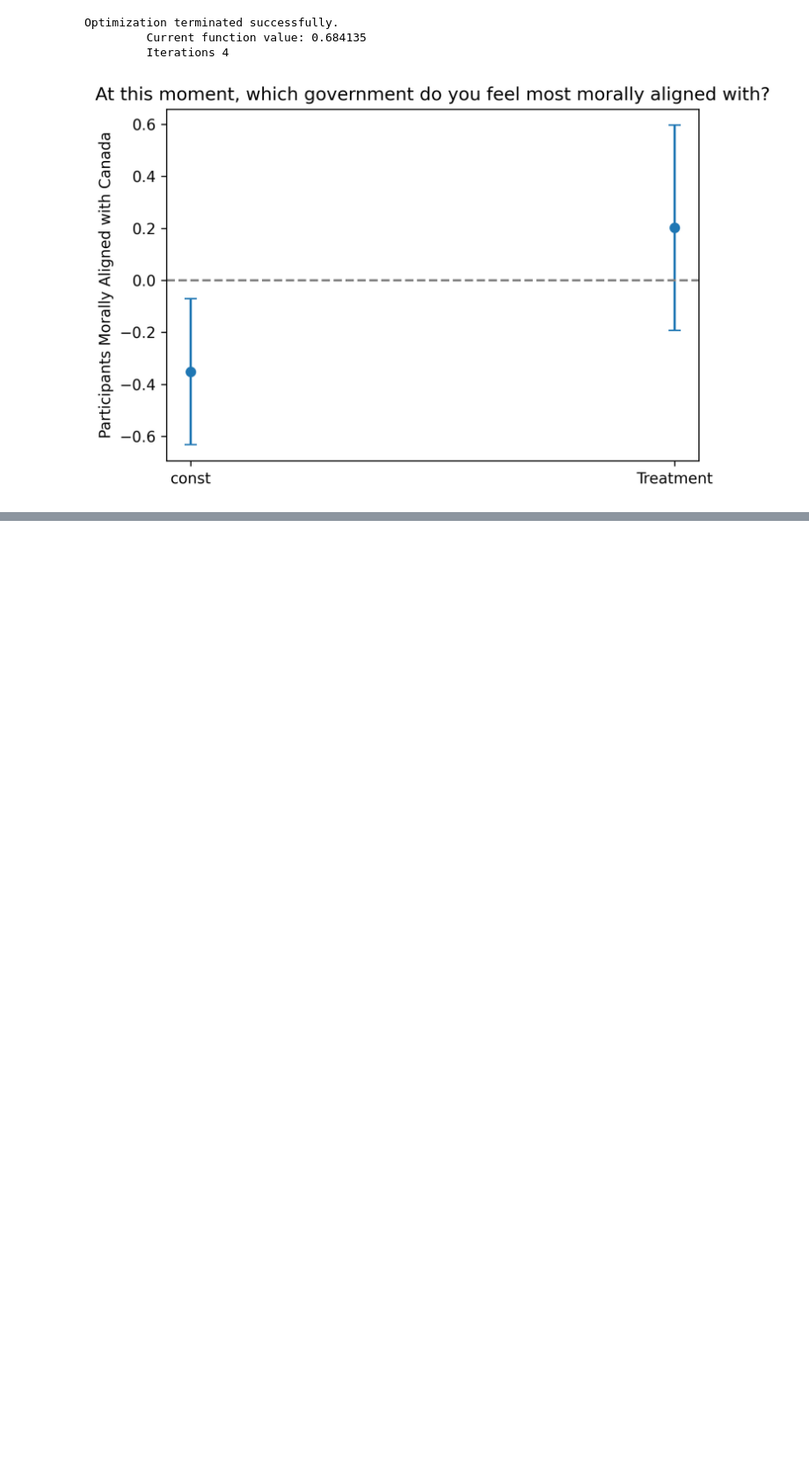
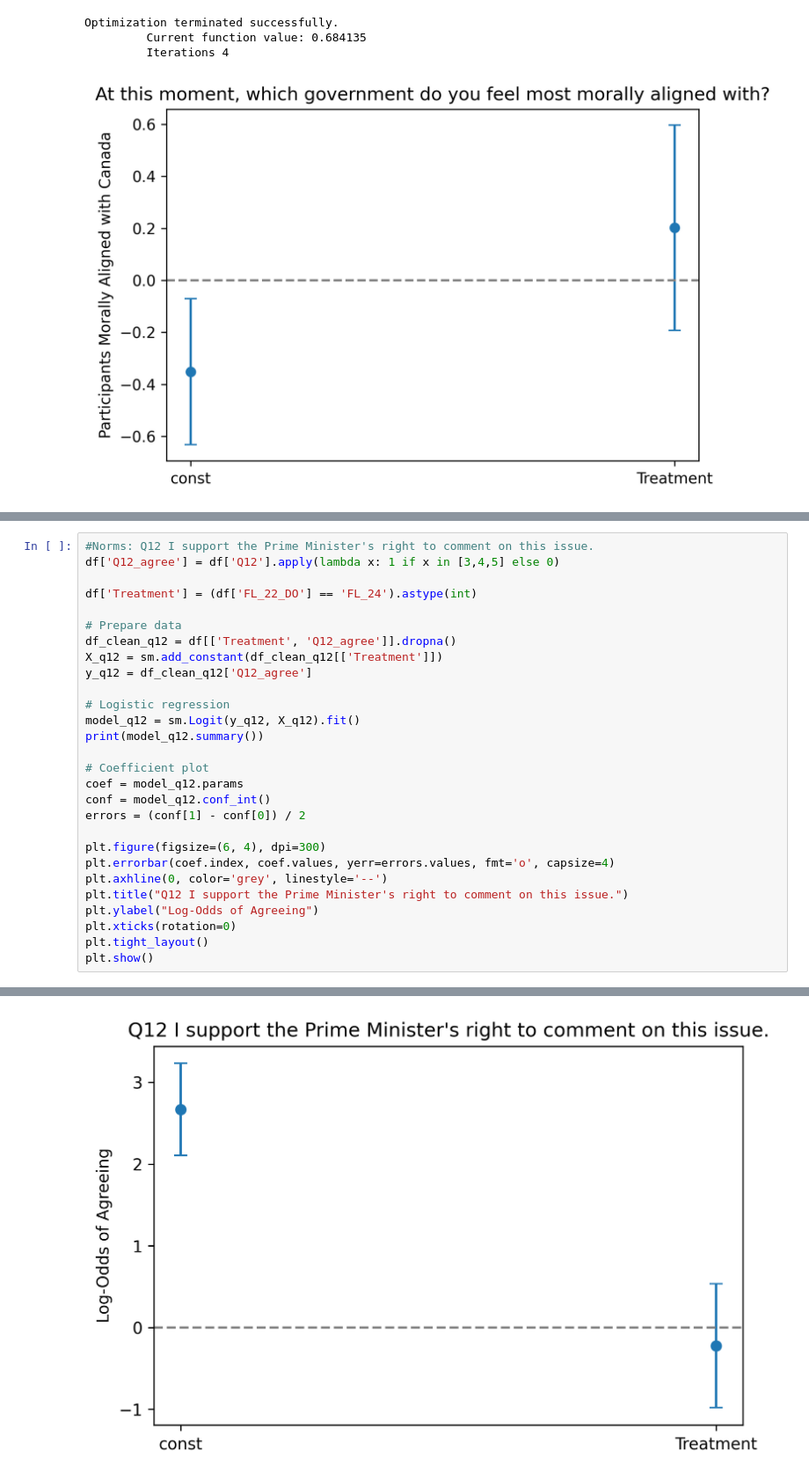
Before and after one commit to lmsobhani/Thesis, a Jupyter notebook: SurveyAnalysisJupyter.ipynb, the cells around one changed output, grey strips where cells are left out. Shown at 88% size. Cells and saved outputs as stored; diff of their text form; blank space fills up the shorter version.

```diff
--- a/SurveyAnalysisJupyter.ipynb
+++ b/SurveyAnalysisJupyter.ipynb
@@ -434,0 +455,29 @@ plt.show()
+# %%
+#Norms: Q12 I support the Prime Minister's right to comment on this issue.
+df['Q12_agree'] = df['Q12'].apply(lambda x: 1 if x in [3,4,5] else 0)
+
+df['Treatment'] = (df['FL_22_DO'] == 'FL_24').astype(int)
+
+# Prepare data
+df_clean_q12 = df[['Treatment', 'Q12_agree']].dropna()
+X_q12 = sm.add_constant(df_clean_q12[['Treatment']])
+y_q12 = df_clean_q12['Q12_agree']
+
+# Logistic regression
+model_q12 = sm.Logit(y_q12, X_q12).fit()
+print(model_q12.summary())
+
+# Coefficient plot
+coef = model_q12.params
+conf = model_q12.conf_int()
+errors = (conf[1] - conf[0]) / 2
+
+plt.figure(figsize=(6, 4), dpi=300)
+plt.errorbar(coef.index, coef.values, yerr=errors.values, fmt='o', capsize=4)
+plt.axhline(0, color='grey', linestyle='--')
+plt.title("Q12 I support the Prime Minister's right to comment on this issue.")
+plt.ylabel("Log-Odds of Agreeing")
+plt.xticks(rotation=0)
+plt.tight_layout()
+plt.show()
+# %% [output]
@@ -434,0 +502 @@ plt.show()
+[figure, added]
```
Also changed, not shown: parts of 11 cells of this notebook.
